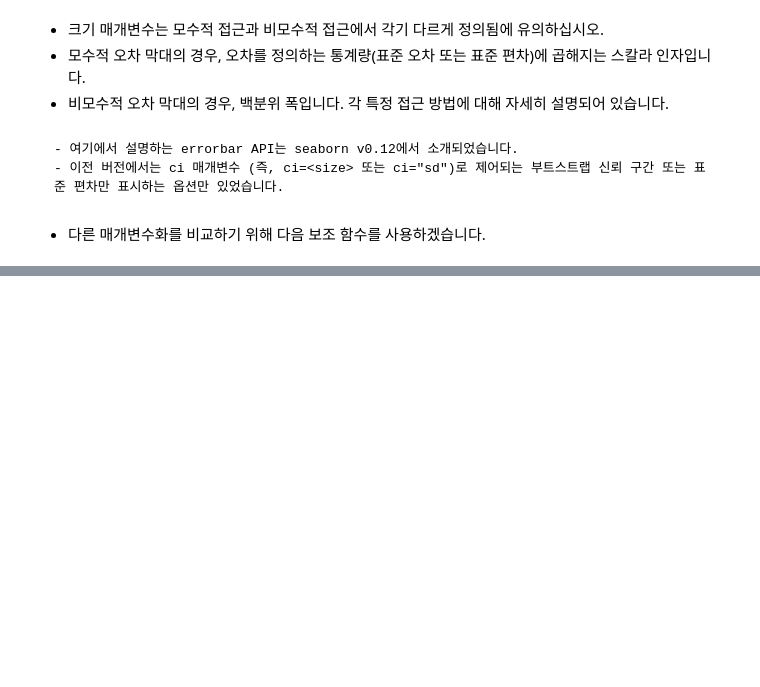
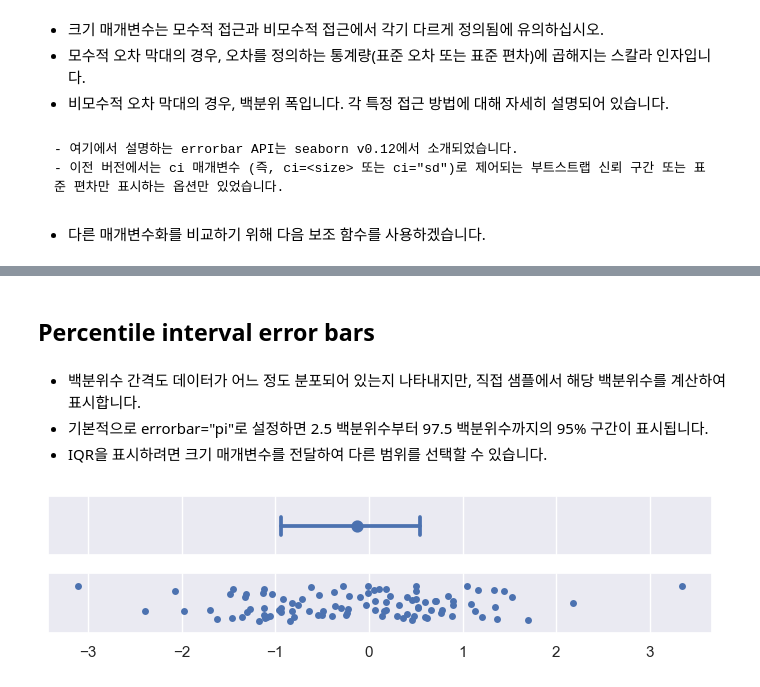
Before and after one commit to kinghy00/Seaborn-Tutorial, a Jupyter notebook: Statistical_estimation_and_error_bars.ipynb, the cells around one changed output, grey strips where cells are left out. Drawn from its saved outputs; the diff is of its cells as text; code cells hidden in the pictures; blank space fills up the shorter version.

```diff
--- a/Statistical_estimation_and_error_bars.ipynb
+++ b/Statistical_estimation_and_error_bars.ipynb
@@ -59,0 +75,10 @@ def plot_errorbars(arg, **kws):
+# %% [markdown]
+## Percentile interval error bars
+# %% [markdown]
+- 백분위수 간격도 데이터가 어느 정도 분포되어 있는지 나타내지만, 직접 샘플에서 해당 백분위수를 계산하여 표시합니다.
+- 기본적으로 errorbar="pi"로 설정하면 2.5 백분위수부터 97.5 백분위수까지의 95% 구간이 표시됩니다.
+- IQR을 표시하려면 크기 매개변수를 전달하여 다른 범위를 선택할 수 있습니다.
+# %%
+plot_errorbars(("pi", 50))
+# %% [output]
+[figure, added]
```
Also changed, not shown: parts of 6 cells of this notebook.
